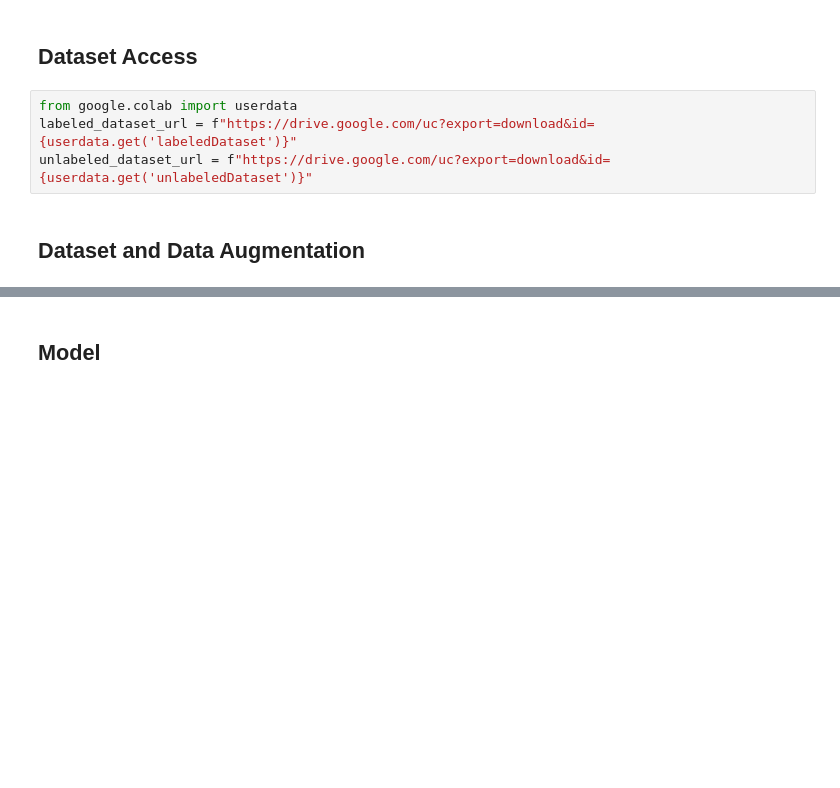
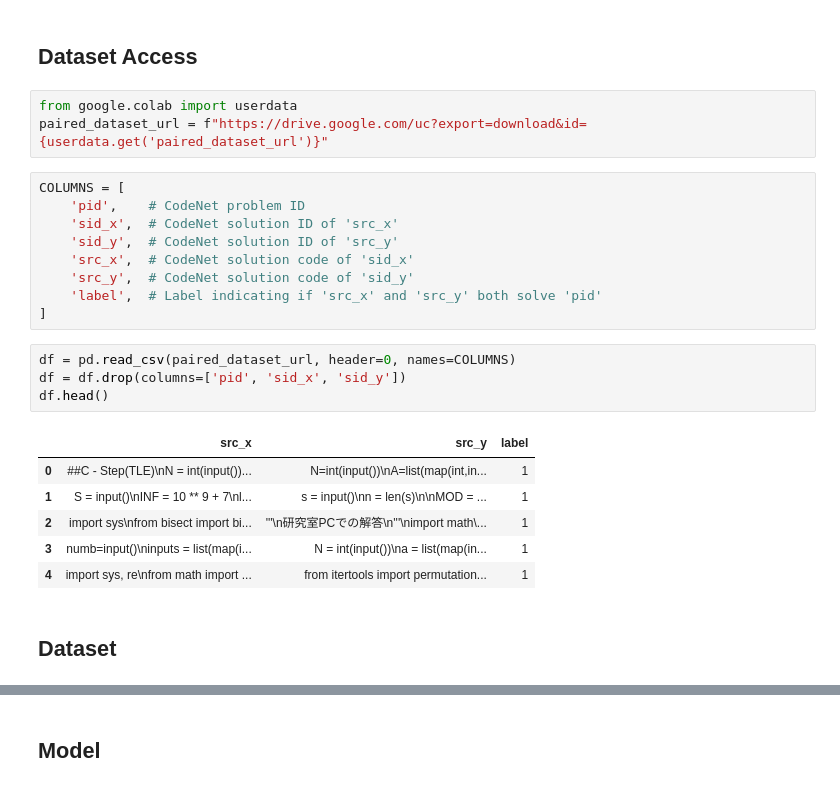
Before and after one commit to VerebicsPeter/CodeSim, a Jupyter notebook: model/model_finetuned.ipynb, the cells around one changed output, grey strips where cells are left out. Cells and saved outputs as stored; diff of their text form; blank space fills up the shorter version.

```diff
--- a/model/model_finetuned.ipynb
+++ b/model/model_finetuned.ipynb
@@ -63,7 +31,26 @@ Tesla T4
 ## Dataset Access
 # %%
 from google.colab import userdata
-labeled_dataset_url = f"https://drive.google.com/uc?export=download&id={userdata.get('labeledDataset')}"
-unlabeled_dataset_url = f"https://drive.google.com/uc?export=download&id={userdata.get('unlabeledDataset')}"
+paired_dataset_url = f"https://drive.google.com/uc?export=download&id={userdata.get('paired_dataset_url')}"
+# %%
+COLUMNS = [
+    'pid',    # CodeNet problem ID
+    'sid_x',  # CodeNet solution ID of 'src_x'
+    'sid_y',  # CodeNet solution ID of 'src_y'
+    'src_x',  # CodeNet solution code of 'sid_x'
+    'src_y',  # CodeNet solution code of 'sid_y'
+    'label',  # Label indicating if 'src_x' and 'src_y' both solve 'pid'
+]
+# %%
+df = pd.read_csv(paired_dataset_url, header=0, names=COLUMNS)
+df = df.drop(columns=['pid', 'sid_x', 'sid_y'])
+df.head()
+# %% [output]
+|  | src_x | src_y | label |
+| 0 | ##C - Step(TLE)\nN = int(input())... | N=int(input())\nA=list(map(int,in... | 1 |
+| 1 | S = input()\nINF = 10 ** 9 + 7\nl... | s = input()\nn = len(s)\n\nMOD = ... | 1 |
+| 2 | import sys\nfrom bisect import bi... | '''\n研究室PCでの解答\n'''\nimport math\... | 1 |
+| 3 | numb=input()\ninputs = list(map(i... | N = int(input())\na = list(map(in... | 1 |
+| 4 | import sys, re\nfrom math import ... | from itertools import permutation... | 1 |
 # %% [markdown]
-## Dataset and Data Augmentation
+## Dataset
```
Also changed, not shown: parts of 25 cells of this notebook.
